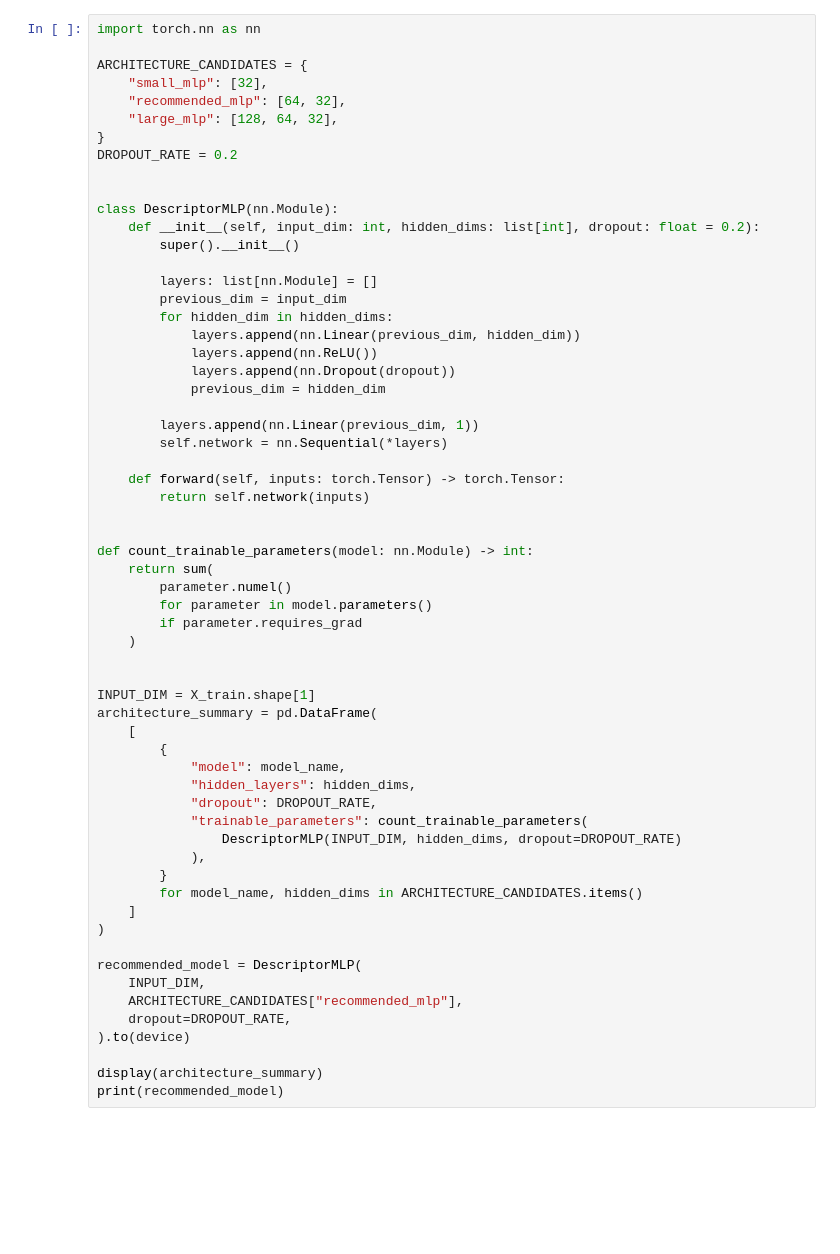
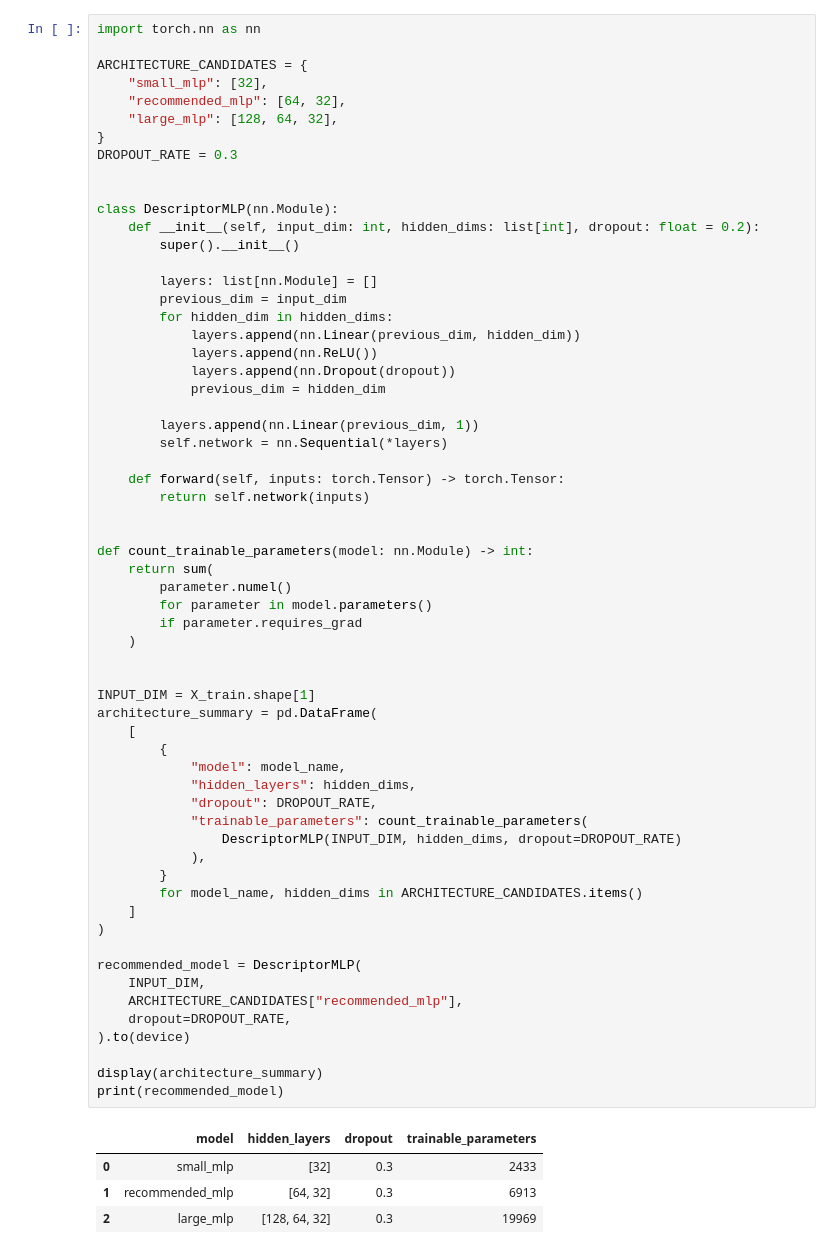
Before and after one commit to victor-capriles/Magestic-NN, a Jupyter notebook: deep_learning_pipeline.ipynb, the cells around one changed output. Drawn from its saved outputs; the diff is of its cells as text; blank space fills up the shorter version.

```diff
--- a/deep_learning_pipeline.ipynb
+++ b/deep_learning_pipeline.ipynb
@@ -258,7 +287,7 @@ ARCHITECTURE_CANDIDATES = {
     "recommended_mlp": [64, 32],
     "large_mlp": [128, 64, 32],
 }
-DROPOUT_RATE = 0.2
+DROPOUT_RATE = 0.3
 
 
 class DescriptorMLP(nn.Module):
@@ -284,30 +313,35 @@ def count_trainable_parameters(model: nn.Module) -> int:
     return sum(
         parameter.numel()
         for parameter in model.parameters()
         if parameter.requires_grad
     )
 
 
 INPUT_DIM = X_train.shape[1]
 architecture_summary = pd.DataFrame(
     [
         {
             "model": model_name,
             "hidden_layers": hidden_dims,
             "dropout": DROPOUT_RATE,
             "trainable_parameters": count_trainable_parameters(
                 DescriptorMLP(INPUT_DIM, hidden_dims, dropout=DROPOUT_RATE)
             ),
         }
         for model_name, hidden_dims in ARCHITECTURE_CANDIDATES.items()
     ]
 )
 
 recommended_model = DescriptorMLP(
     INPUT_DIM,
     ARCHITECTURE_CANDIDATES["recommended_mlp"],
     dropout=DROPOUT_RATE,
 ).to(device)
 
 display(architecture_summary)
 print(recommended_model)
+# %% [output]
+|  | model | hidden_layers | dropout | trainable_parameters |
+| 0 | small_mlp | [32] | 0.3 | 2433 |
+| 1 | recommended_mlp | [64, 32] | 0.3 | 6913 |
+| 2 | large_mlp | [128, 64, 32] | 0.3 | 19969 |
```
Also changed, not shown: parts of 13 cells of this notebook, 10 other files.
